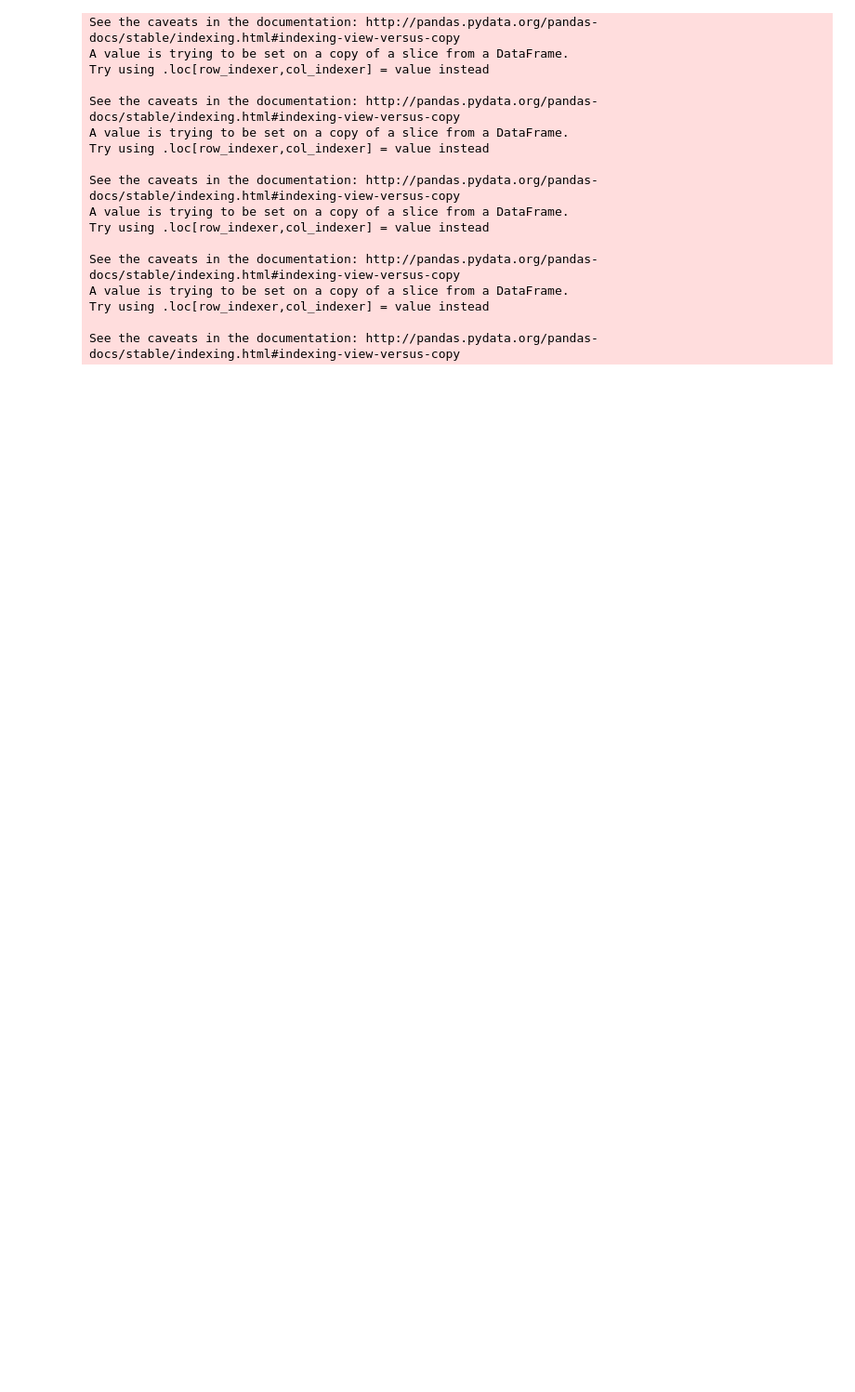
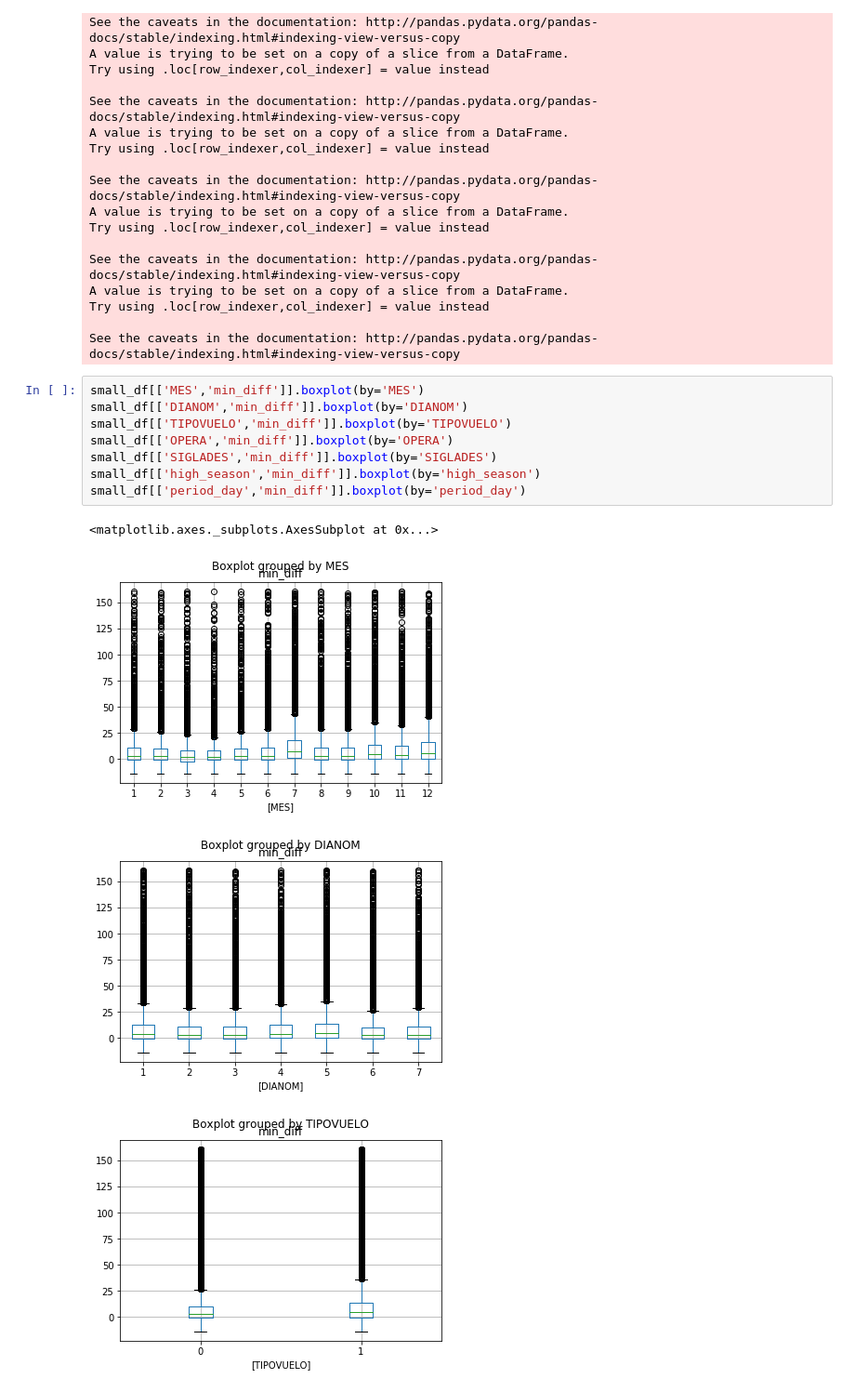
Before and after one commit to CamilaTr/DSC, a Jupyter notebook: solution.ipynb, the cells around one changed output. Shown: that part at 93% size. Saved outputs shown, nothing was run; the diff lists cells and outputs as text; blank space fills up the shorter version.

```diff
--- a/solution.ipynb
+++ b/solution.ipynb
@@ -350,3 +352,16 @@ A value is trying to be set on a copy of a slice from a DataFrame.
 Try using .loc[row_indexer,col_indexer] = value instead
 
 See the caveats in the documentation: http://pandas.pydata.org/pandas-docs/stable/indexing.html#indexing-view-versus-copy
+# %%
+small_df[['MES','min_diff']].boxplot(by='MES')
+small_df[['DIANOM','min_diff']].boxplot(by='DIANOM')
+small_df[['TIPOVUELO','min_diff']].boxplot(by='TIPOVUELO')
+small_df[['OPERA','min_diff']].boxplot(by='OPERA')
+small_df[['SIGLADES','min_diff']].boxplot(by='SIGLADES')
+small_df[['high_season','min_diff']].boxplot(by='high_season')
+small_df[['period_day','min_diff']].boxplot(by='period_day')
+# %% [output]
+<matplotlib.axes._subplots.AxesSubplot at 0x...>
+[figure, added]
+[figure, added]
+[figure, added]
```
Also changed, not shown: parts of 8 cells of this notebook.
